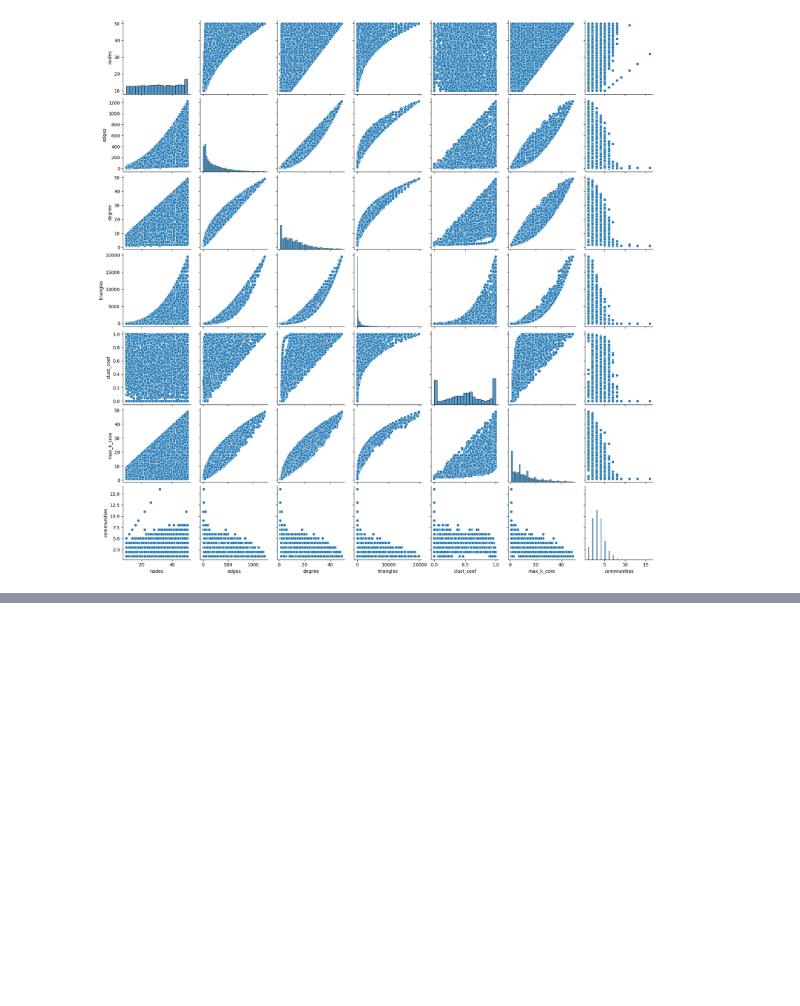
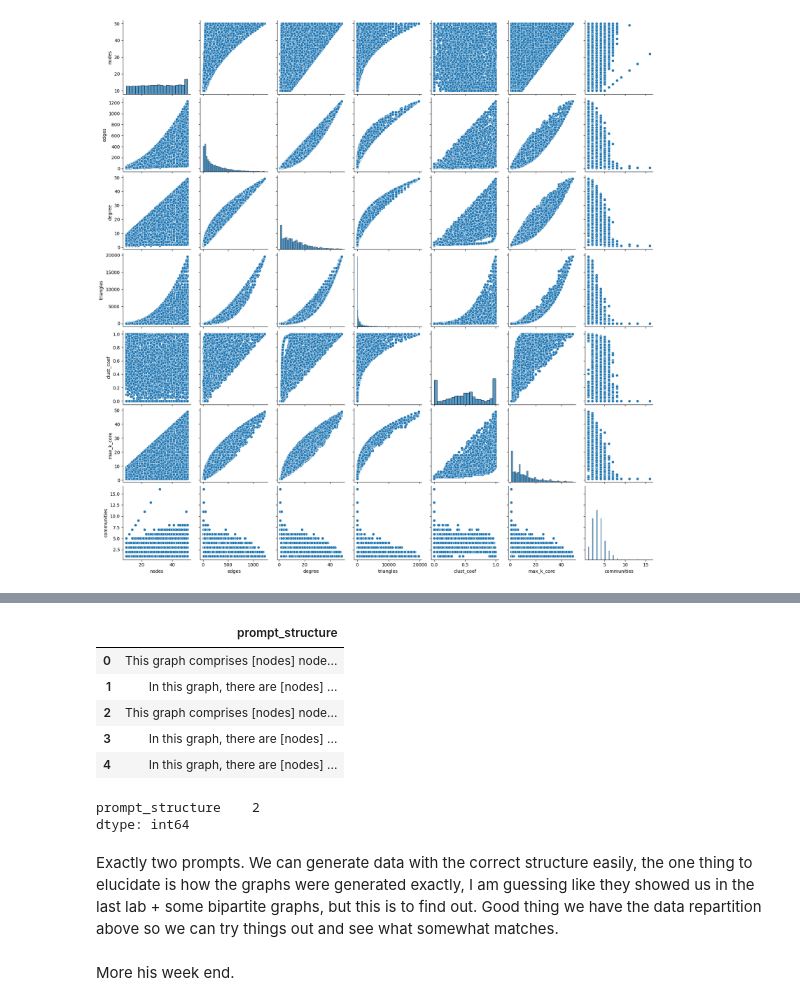
Before and after one commit to go-gle/ALTERGRAD-CGM-22, a Jupyter notebook: data_anylisis.ipynb, the cells around one changed output, grey strips where cells are left out. Cells and saved outputs as stored; diff of their text form; code cells hidden in the pictures; blank space fills up the shorter version.

```diff
--- a/data_anylisis.ipynb
+++ b/data_anylisis.ipynb
@@ -81,0 +88,41 @@ More to come.
+# %%
+features = df_feats.columns.to_list()
+
+def replace_numbers_with_features(sentence, features):
+    """replaces the numbers by a string with the corresponding feature"""
+    blanked = re.sub(r'\d+\.\d+|\d+', 'XXX', sentence)
+    chunks = blanked.split('XXX')
+    result = ''
+    for i, feature in enumerate(features):
+        result += chunks[i] + '[' + feature + ']'
+
+    return result + chunks[-1]
+
+parent_train = '../data/train/description/'
+indexes = []  # will hold indexes
+prompt_structures = []  # will hold all the prompt structures
+for txt_file in os.listdir(parent_train):
+    indexes.append(int(txt_file[6:-4]))
+    with open(parent_train + txt_file, 'r') as f:
+        prompt_structures.append(replace_numbers_with_features(f.read(), features))
+# %%
+df_prompts = pd.DataFrame(prompt_structures, columns=['prompt_structure'], index=indexes)
+df_prompts.sort_index(inplace=True)
+# %%
+df_prompts.head()
+# %% [output]
+|  | prompt_structure |
+| 0 | This graph comprises [nodes] node... |
+| 1 | In this graph, there are [nodes] ... |
+| 2 | This graph comprises [nodes] node... |
+| 3 | In this graph, there are [nodes] ... |
+| 4 | In this graph, there are [nodes] ... |
+# %%
+df_prompts.nunique()
+# %% [output]
+prompt_structure    2
+dtype: int64
+# %% [markdown]
+Exactly two prompts. We can generate data with the correct structure easily, the one thing to elucidate is how the graphs were generated exactly, I am guessing like they showed us in the last lab + some bipartite graphs, but this is to find out. Good thing we have the data repartition above so we can try things out and see what somewhat matches.
+# %% [markdown]
+More his week end.
```
Also changed, not shown: parts of 13 cells of this notebook.
